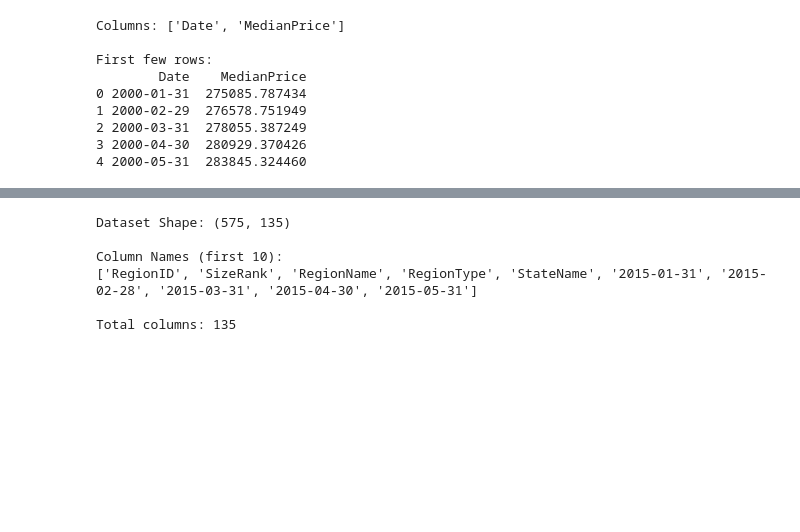
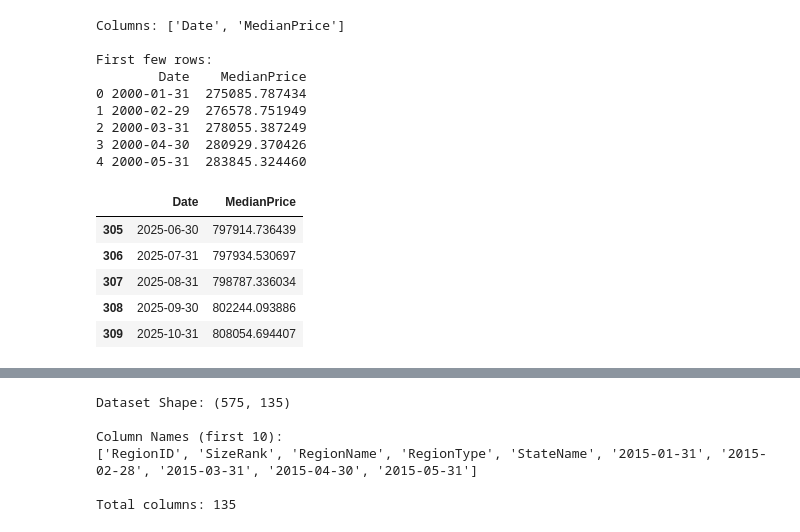
Before and after one commit to datasheng/csc46000-team-project-4727, a Jupyter notebook: notebooks/eda.ipynb, the cells around one changed output, grey strips where cells are left out. Cells and saved outputs as stored; diff of their text form; code cells hidden in the pictures; blank space fills up the shorter version.

```diff
--- a/notebooks/eda.ipynb
+++ b/notebooks/eda.ipynb
@@ -168,6 +168,15 @@ First few rows:
 2 2000-03-31  278055.387249
 3 2000-04-30  280929.370426
 4 2000-05-31  283845.324460
+# %%
+price_long.tail()
+# %% [output]
+|  | Date | MedianPrice |
+| 305 | 2025-06-30 | 797914.736439 |
+| 306 | 2025-07-31 | 797934.530697 |
+| 307 | 2025-08-31 | 798787.336034 |
+| 308 | 2025-09-30 | 802244.093886 |
+| 309 | 2025-10-31 | 808054.694407 |
 # %%
 # Prepare for Prophet (needs 'ds' and 'y' columns)
 price_long_prophet = price_long.reset_index().rename(columns={'Date': 'ds', 'MedianPrice': 'y'})
```
Also changed, not shown: parts of 8 cells of this notebook.
